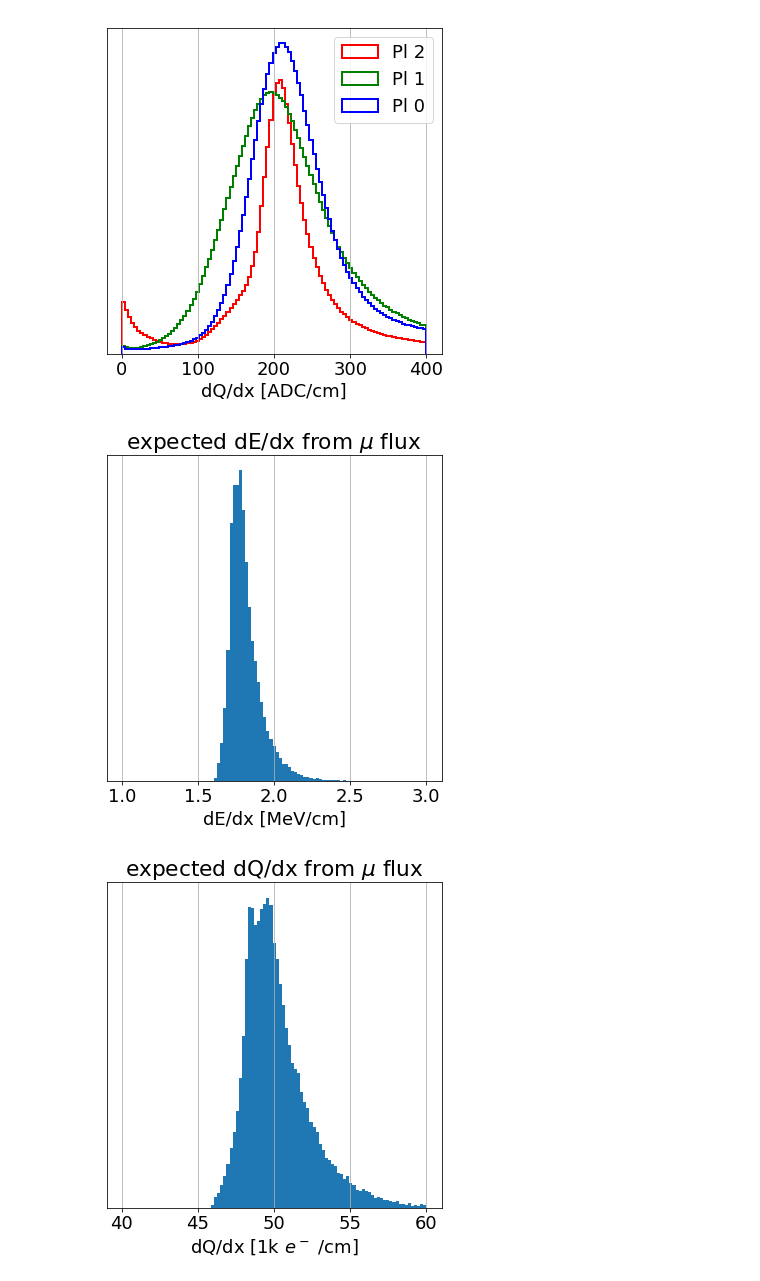
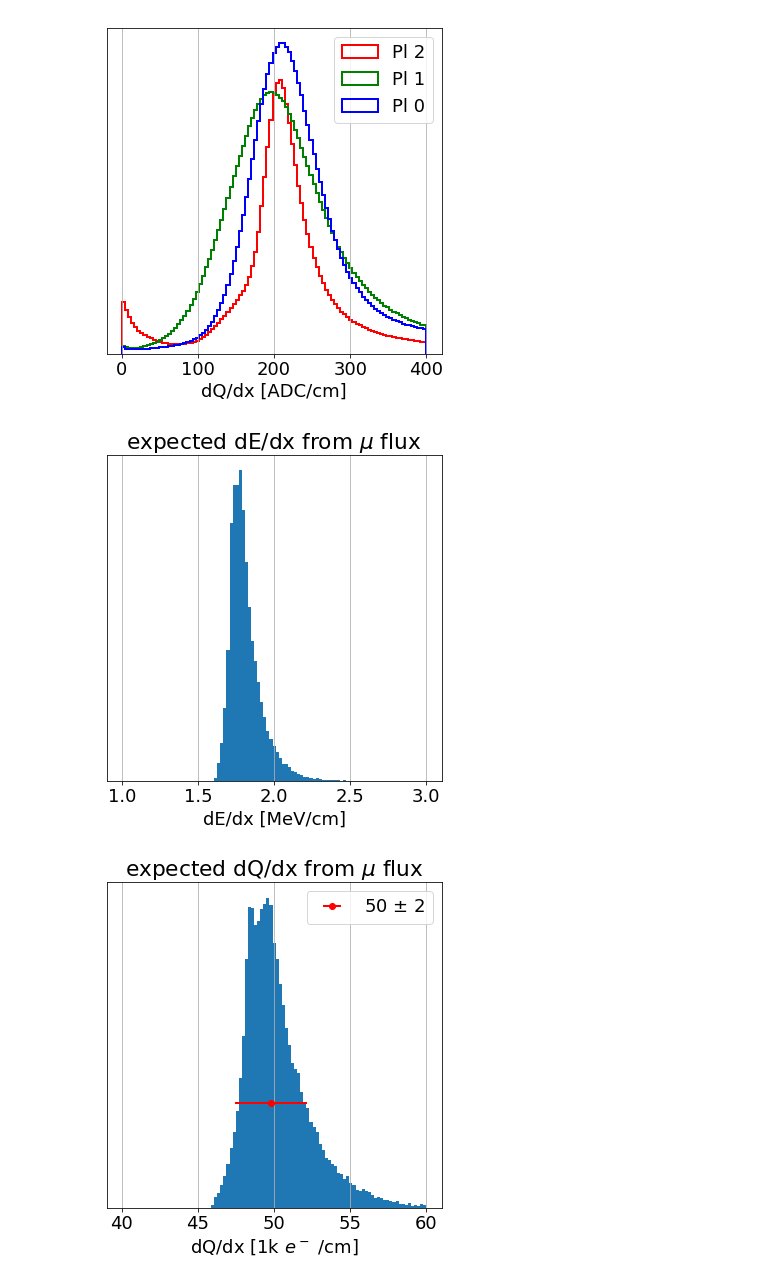
Before and after one commit to davidc1/StopMuCalibration, a Jupyter notebook: ThroughMuCalibration.ipynb, the cells around one changed output. Drawn from its saved outputs; the diff is of its cells as text; code cells hidden in the pictures.

```diff
--- a/ThroughMuCalibration.ipynb
+++ b/ThroughMuCalibration.ipynb
@@ -120,22 +120,26 @@ for i in xrange(60000):
 # %%
 fig = plt.figure(figsize=(6,6))
 plt.hist(dpdx_v_th,bins=np.linspace(1,3,100))
 plt.grid()
 plt.title('expected dE/dx from $\mu$ flux')
 plt.xlabel('dE/dx [MeV/cm]')
 plt.gca().get_yaxis().set_visible(False)
 plt.show()
 
 fig = plt.figure(figsize=(6,6))
 plt.hist(dqdx_v_th,bins=np.linspace(4e1,6e1,100))
+med = np.median(dqdx_v_th)
+std = np.std(dqdx_v_th)
+plt.errorbar(med,1000.,xerr=std,fmt='o',color='r',lw=2,label='%.0f $\pm$ %.0f'%(med,std))
 plt.grid()
+plt.legend()
 plt.title('expected dQ/dx from $\mu$ flux')
 plt.xlabel('dQ/dx [1k $e^-$ /cm]')
 plt.gca().get_yaxis().set_visible(False)
 plt.show()
 # %% [output]
 [figure]
-[figure, old version]
+[figure, new version]
 # %%
 # pylandau from https://github.com/SiLab-Bonn/pylandau
 from pylandau import langau
```
Also changed, not shown: parts of 10 cells of this notebook.
